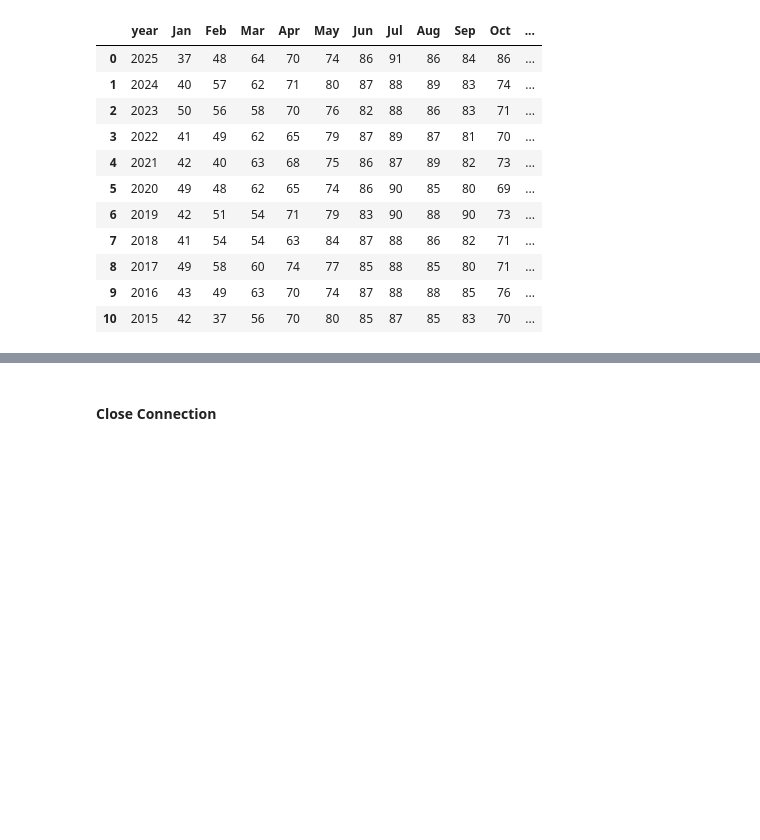
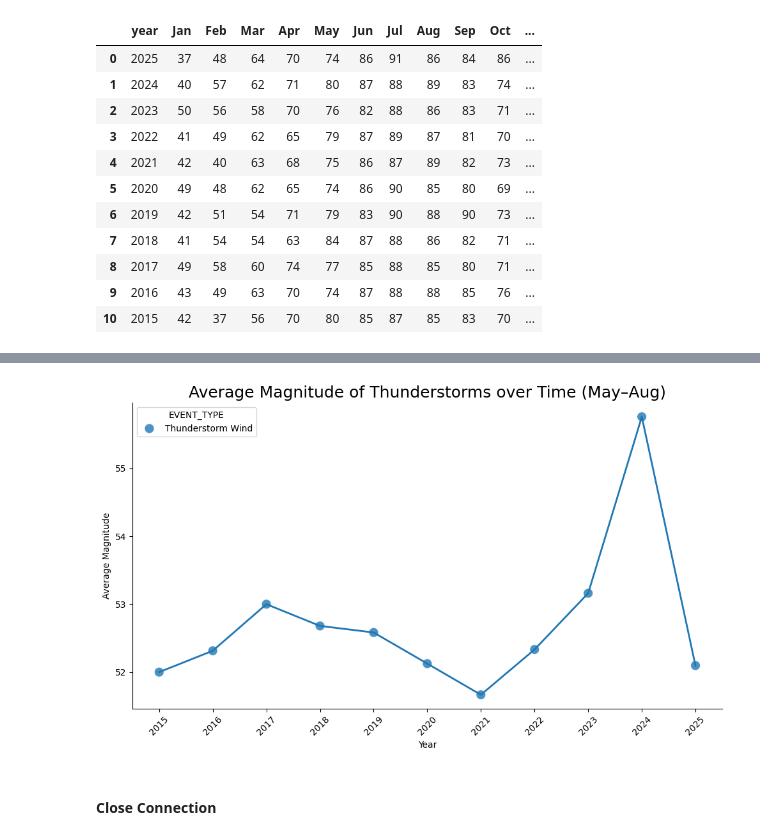
Before and after one commit to eugeniaduke/Is_Tornado_Activity_Increasing, a Jupyter notebook: Notebooks/Tornado_Tracks_Database.ipynb, the cells around one changed output, grey strips where cells are left out. Drawn from its saved outputs; the diff is of its cells as text; code cells hidden in the pictures; blank space fills up the shorter version.

```diff
--- a/Notebooks/Tornado_Tracks_Database.ipynb
+++ b/Notebooks/Tornado_Tracks_Database.ipynb
@@ -257,0 +262,16 @@ plt.show()
+# %%
+avg_magnitude= """
+SELECT
+    substr(date,1,4) as year,
+    event_type,
+    avg(magnitude) as avg_magnitude
+FROM tornado_tracks
+where event_type = "Thunderstorm Wind"
+    and substr(date,6,2) between '05' and '08'
+group by year, event_type
+order by year;
+
+"""
+
+avg_magnitude = pd.read_sql(avg_magnitude, connection)
+avg_magnitude
@@ -258,3 +291,36 @@ plt.show()
+# %%
+plt.figure(figsize=(10,6))
+
+sns.scatterplot(
+    data=avg_magnitude,
+    x="year",
+    y="avg_magnitude",
+    hue="EVENT_TYPE",
+    s=120,          # size of points
+    alpha=0.8       # transparency
+)
+
+sns.lineplot(
+    data=avg_magnitude,
+    x="year",
+    y="avg_magnitude",
+    hue="EVENT_TYPE",
+    estimator=None,
+    lw=2,
+    legend=False
+)
+
+sns.despine(top=True, right=True)
+
+plt.title("Average Magnitude of Thunderstorms over Time (May–Aug)", fontsize=18)
+plt.xlabel("Year")
+plt.ylabel("Average Magnitude")
+plt.xticks(rotation=45)
+plt.tight_layout()
+plt.savefig("../Visuals/Average Magnitude of Thunderstorms over Time.png", dpi=300, bbox_inches="tight")
+plt.show()
+# %% [output]
+[figure, added]
 # %% [markdown]
 #### Close Connection
 # %%
```
Also changed, not shown: parts of 10 cells of this notebook, 6 other files.
